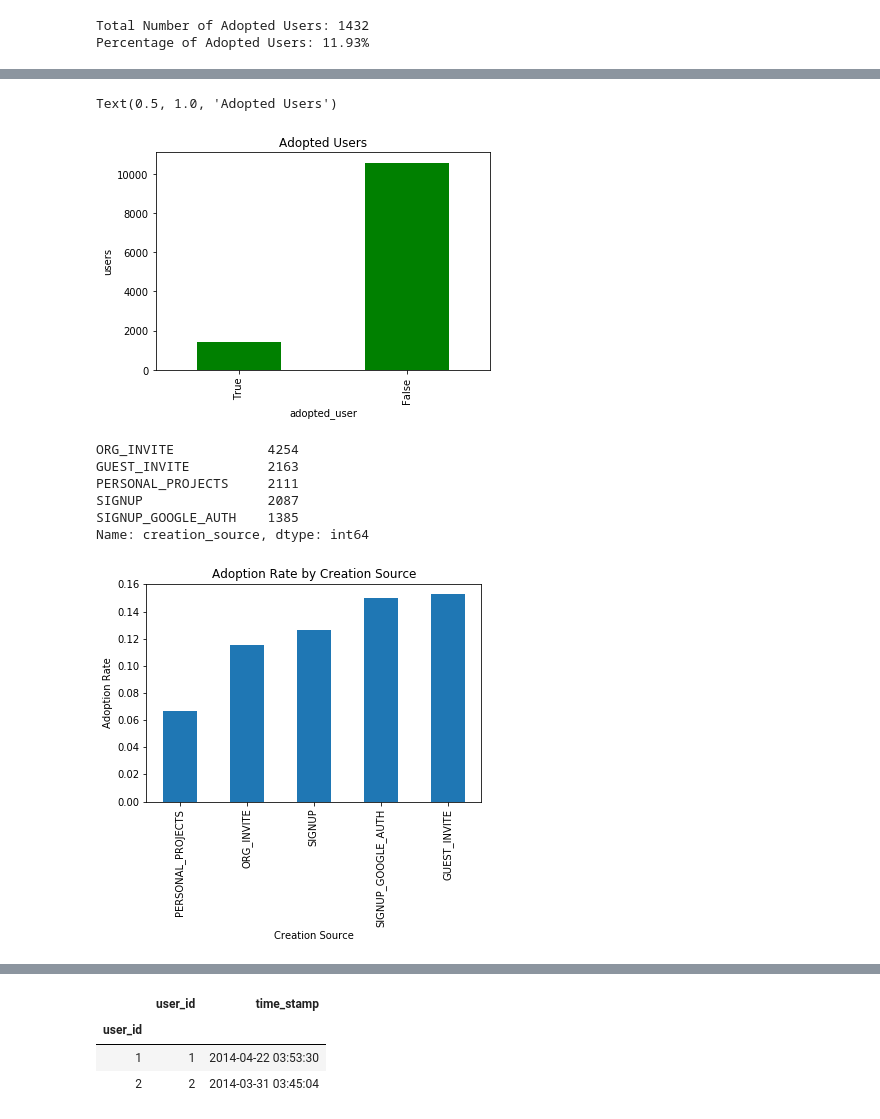
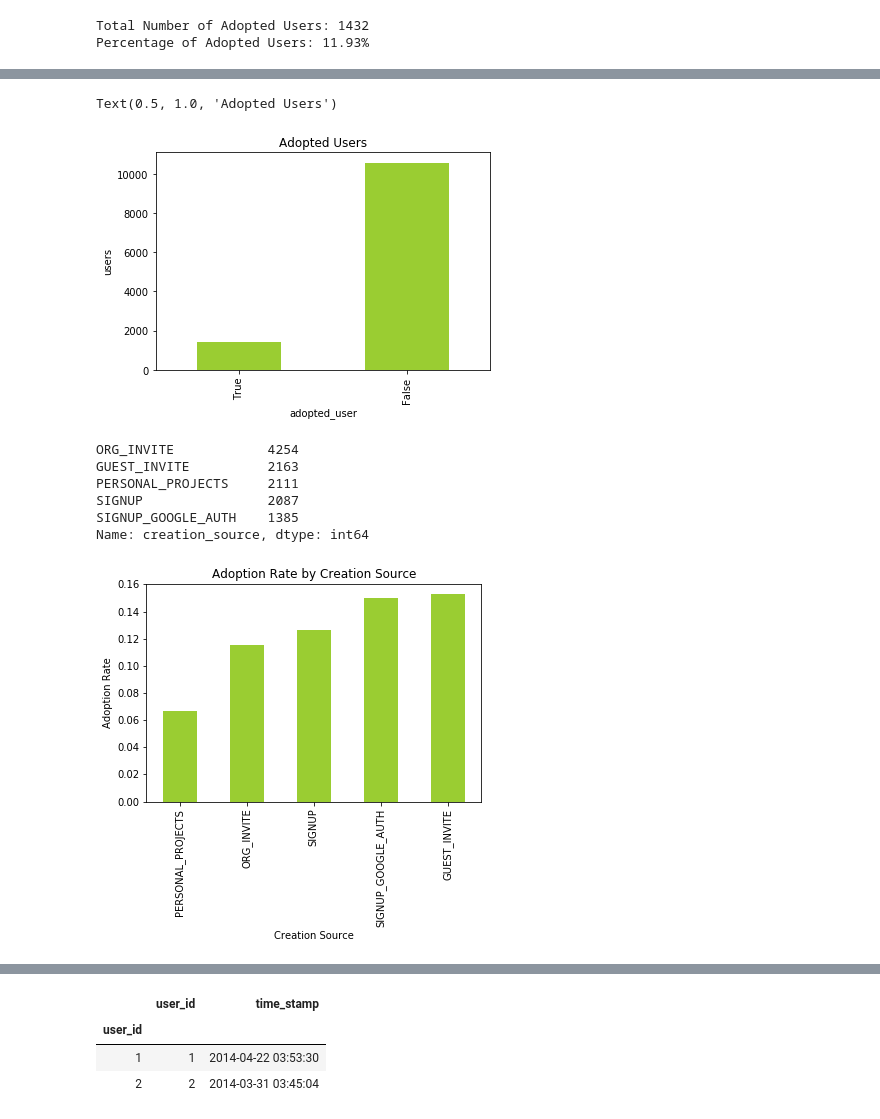
Before and after one commit to glazenda/Challenge2_DataScience, a Jupyter notebook: Challenge_Relax.ipynb, the cells around one changed output, grey strips where cells are left out. Drawn from its saved outputs; the diff is of its cells as text; code cells hidden in the pictures.

```diff
--- a/Challenge_Relax.ipynb
+++ b/Challenge_Relax.ipynb
@@ -139,12 +139,12 @@ users_df.head(2)
 | 0 | 1 | 2014-04-22 03:53:30 | Clausen August | AugustCClausen@yahoo.com | GUEST_INVITE | 1970-01-01 00:00:01.398138810 | ... |
 | 1 | 2 | 2013-11-15 03:45:04 | Poole Matthew | MatthewPoole@gustr.com | ORG_INVITE | 1970-01-01 00:00:01.396237504 | ... |
 # %%
-users_df.groupby(users_df['adopted_user']).size().sort_values().plot(kind='bar',color='g')
+users_df.groupby(users_df['adopted_user']).size().sort_values().plot(kind='bar',color='yellowgreen')
 plt.ylabel('users')
 plt.title('Adopted Users')
 # %% [output]
 Text(0.5, 1.0, 'Adopted Users')
-[figure, old version]
+[figure, new version]
 # %%
 users_df.creation_source.value_counts()
 # %% [output]
@@ -155,13 +155,13 @@ SIGNUP                2087
 SIGNUP_GOOGLE_AUTH    1385
 Name: creation_source, dtype: int64
 # %%
-users_df.groupby('creation_source')['adopted_user'].mean().sort_values(0).plot(kind='bar')
+users_df.groupby('creation_source')['adopted_user'].mean().sort_values(0).plot(kind='bar',color='yellowgreen')
 plt.xlabel('Creation Source')
 plt.ylabel('Adoption Rate')
 plt.title('Adoption Rate by Creation Source')
 plt.show()
 # %% [output]
-[figure, old version]
+[figure, new version]
 # %%
 users_df.head(2)
 # %% [output]
```
Also changed, not shown: parts of 9 cells of this notebook.
